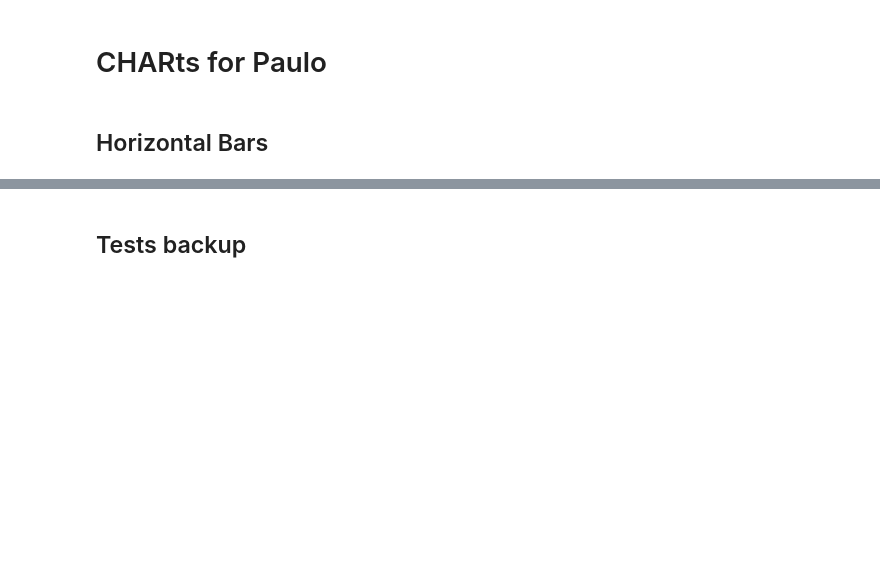
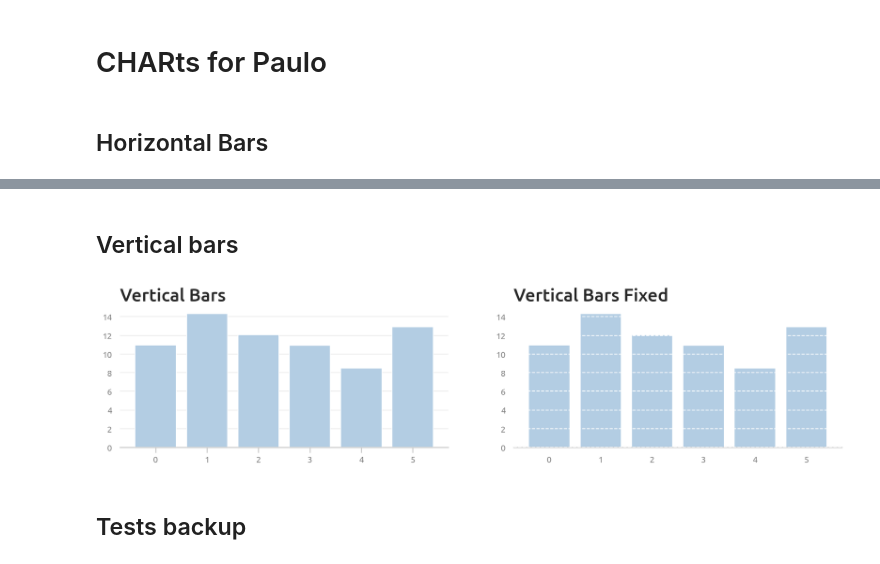
Before and after one commit to pauloneves/charp, a Jupyter notebook: plots.ipynb, the cells around one changed output, grey strips where cells are left out. Saved outputs shown, nothing was run; the diff lists cells and outputs as text; code cells hidden in the pictures; blank space fills up the shorter version.

Commit message:
Improve vertical bars

```diff
--- a/plots.ipynb
+++ b/plots.ipynb
@@ -85,3 +85,20 @@ barh()
+# %% [markdown]
+## Vertical bars
+# %%
+def bar():
+    np.random.seed(0)
+    fig, ax = plt.subplots(1, 2, figsize=(15, 3))
+    num_bars = 6
+    bars = [20 * np.random.rand() for _ in range(num_bars)]
+    ax[0].bar(np.arange(num_bars), bars)
+    ax[0].set_title("Vertical Bars")
+    ax[1].bar(np.arange(num_bars), bars)
+    ax[1].set_title("Vertical Bars Fixed")
+    charp.bar(ax[1])
+plt.style.use('./paulo.mplstyle')
+bar()
+# %% [output]
+[figure, added]
 # %% [markdown]
 ## Tests backup
 # %%
```
Also changed, not shown: parts of 1 cell of this notebook, 1 other file.
